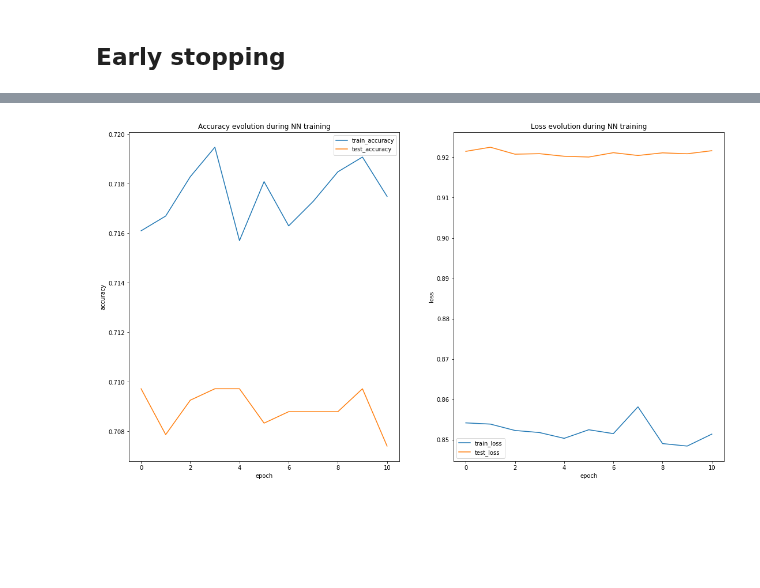
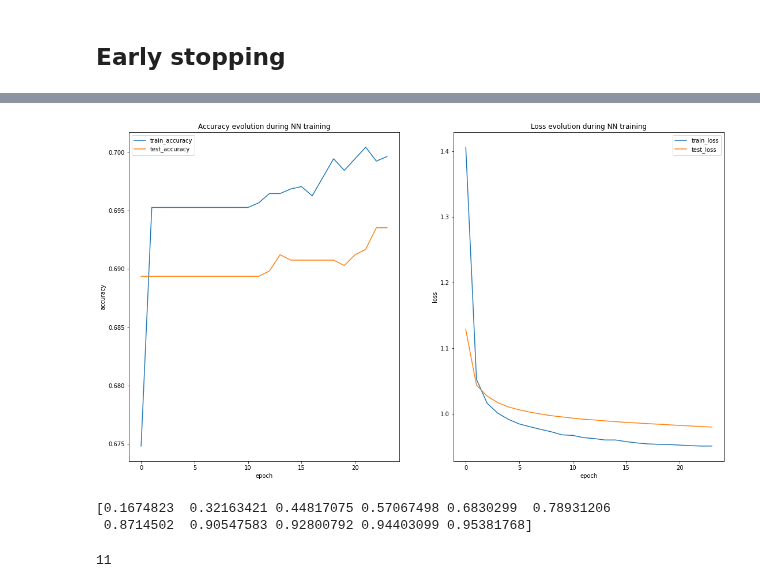
Before and after one commit to mlukan/GDA3B2021, a Jupyter notebook: NN/Quest_Challenge__NN_in_Keras.ipynb, the cells around one changed output, grey strips where cells are left out. Cells and saved outputs as stored; diff of their text form; code cells hidden in the pictures; blank space fills up the shorter version.

Commit message:
Finished NN in Keras challenge

```diff
--- a/NN/Quest_Challenge__NN_in_Keras.ipynb
+++ b/NN/Quest_Challenge__NN_in_Keras.ipynb
@@ -145,6 +166,7 @@ from keras.layers import Dense, Dropout, Activation, Flatten
 
 #set up the name of the model and its type
 
+model= Sequential()
 
 # Start adding layers one by one, add first a Dense Layer and specify
 #number of neurons
@@ -152,13 +174,16 @@ from keras.layers import Dense, Dropout, Activation, Flatten
 #initialisation of weights with kernel_initializer=keras.initializers.he_normal(seed=seed); check doc for more options
 #initialization of biases with bias_initializer='zeros', will also be done by default
 #set the input shape, i.e. number of features
+model.add(Dense(nb_units,input_dim=35,activation='relu',kernel_initializer='normal'))
 
 
 # Add another Dense Layer
 #One more layer with the same configuration
+model.add(Dense(nb_units,activation='relu',kernel_initializer='normal'))
 
 
 # And finally the outout layer as another Dense layer with number of neurosns = number of classes with the same configurations for weights and biases
+model.add(Dense(6,activation='softmax',kernel_initializer='normal'))
 
 
 
@@ -235,14 +263,17 @@ The loss function is defined by the task (mse, binary crossentropy, etc.), in ou
 Learning rate is set in the optimizer but does not have to remain the same throughout the training (i.e. AdaGrad).
 # %%
 from keras import optimizers
-# define the optimiter
+# define the optimizer
 # We use SGD as optimizer and cover more options later on, lets start with a learning rate of 0.01. There are many more parameters that we could be adding in the optimizer,
 # but for now let us only declare the lr
-opt =
+opt =keras.optimizers.SGD(learning_rate=0.01)
 
 
 
 # Calling compile and specifying some mandatory arguments completes setting up the NN, ie. loss and metrics
+model.compile(loss='categorical_crossentropy',
+                  optimizer=opt,
+                  metrics=['accuracy'])
 # %% [markdown]
 ### 7+8: batch size and epochs ###
 Batch size is a chunk of data that would be fed into the optimizer. Larger batch sizes result in faster progress in training, but don't always converge as fast. Smaller batch sizes update the weights more slowly, but lead to more stable convergence. Batch Gradient Descent (all samples used for one update), Online Stochastic Gradient Descent (one sample used for one update), Mini-batch Stochastic Gradient Descent (More than one but less than all samples used for one update).
@@ -257,5 +288,10 @@ epochs = 30
 # variable will help you retrieve and analyse the training history
 
 
-story =
+story = model.fit(X_train,
+          y_train,
+          epochs=epochs,
+          batch_size=batch_size,
+        validation_data=(X_test, y_test),
+          verbose=2)
 # %% [output]
@@ -454,8 +663,31 @@ from keras.callbacks import EarlyStopping
 # define a Callback in teh following way
 cb=EarlyStopping(monitor='val_loss', min_delta=0.1, verbose=0, patience=10, restore_best_weights=True) #difference of loss is below min_delta, it is quantified as no improvement
 
+nnmom= Sequential()
+
+nnmom.add(Dense(nb_units,input_dim=35,activation='relu',kernel_initializer='normal'))
+nnmom.add(Dropout(0.1))
+nnmom.add(Dense(nb_units,activation='relu',kernel_initializer='normal'))
+nnmom.add(Dropout(0.1))
+nnmom.add(Dense(6,activation='softmax',kernel_initializer='normal'))
+
+batch_size = 15
+epochs = 60
+nnmom.compile(loss='categorical_crossentropy',
+                  optimizer=opt,
+                  metrics=['accuracy'])
+
+
 #fit the previous model using the above defined callback
+storystop = nnmom.fit(X_train,
+          y_train,
+          epochs=epochs,
+          batch_size=batch_size,
+        validation_data=(X_test, y_test),
+          verbose=2,
+          callbacks=cb)
 
 
 # evaluate the model
+loss,accuracy=nnmom.evaluate(X_test, y_test,verbose=0)
 # %% [output]
@@ -479,3 +711,7 @@ Epoch 11/30
 # %%
 #print loss and accuracy and plot it using show_history()
+
+print(f"Loss:{loss},Accuracy: {accuracy}")
+#plot the history using the above defined function show_history( )
+show_history(storystop)
 # %% [output]
@@ -484 +719,12 @@ Test accuracy: 0.7097222208976746
-[figure, old version]
+[figure, new version]
+# %%
+from sklearn.decomposition import PCA
+pca = PCA(n_components=0.95, svd_solver='full')
+pca.fit(X_train)
+print(pca.explained_variance_ratio_.cumsum())
+nodes= pca.n_components_
+nodes
+# %% [output]
+[0.1674823  0.32163421 0.44817075 0.57067498 0.6830299  0.78931206
+ 0.8714502  0.90547583 0.92800792 0.94403099 0.95381768]
+11
```
Also changed, not shown: parts of 35 cells of this notebook, 1 other file.
